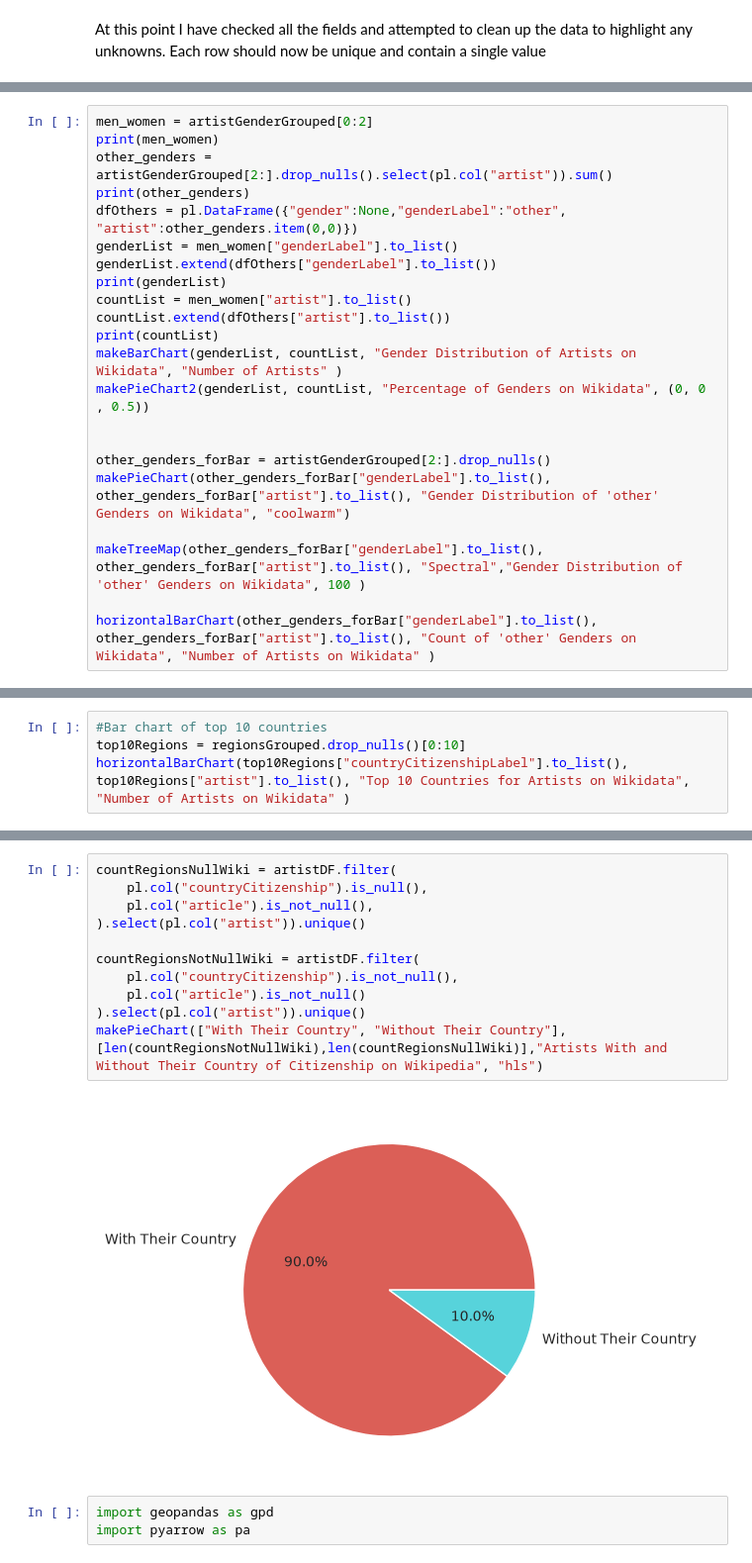
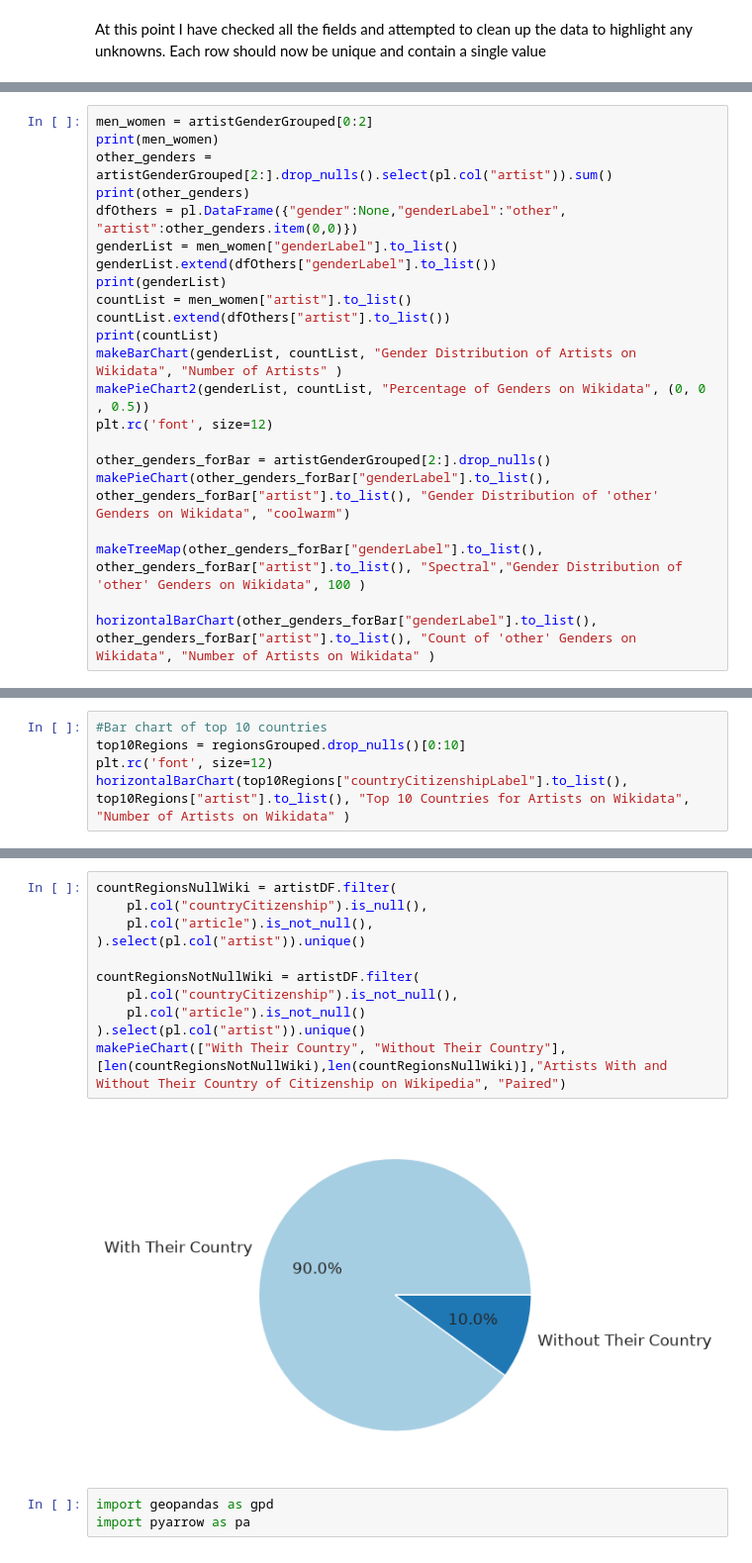
Before and after one commit to malik-files/MScDiss_IGASTNBK_, a Jupyter notebook: Main Code/cleaning_inspecting_labelling_Wikidata_artists.ipynb, the cells around one changed output, grey strips where cells are left out. Shown at 99% size. Drawn from its saved outputs; the diff is of its cells as text.

```diff
--- a/Main Code/cleaning_inspecting_labelling_Wikidata_artists.ipynb
+++ b/Main Code/cleaning_inspecting_labelling_Wikidata_artists.ipynb
@@ -445,7 +445,7 @@ countList.extend(dfOthers["artist"].to_list())
 print(countList)
 makeBarChart(genderList, countList, "Gender Distribution of Artists on Wikidata", "Number of Artists" )
 makePieChart2(genderList, countList, "Percentage of Genders on Wikidata", (0, 0 , 0.5))
-
+plt.rc('font', size=12)
 
 other_genders_forBar = artistGenderGrouped[2:].drop_nulls()
 makePieChart(other_genders_forBar["genderLabel"].to_list(), other_genders_forBar["artist"].to_list(), "Gender Distribution of 'other' Genders on Wikidata", "coolwarm")
@@ -538,5 +538,6 @@ There are 321943 artists with a region/country
 # %%
 #Bar chart of top 10 countries
 top10Regions = regionsGrouped.drop_nulls()[0:10]
+plt.rc('font', size=12)
 horizontalBarChart(top10Regions["countryCitizenshipLabel"].to_list(), top10Regions["artist"].to_list(), "Top 10 Countries for Artists on Wikidata", "Number of Artists on Wikidata" )
 # %% [output]
@@ -587,16 +588,16 @@ shape: (5, 3)
 # %%
 countRegionsNullWiki = artistDF.filter(
     pl.col("countryCitizenship").is_null(),
     pl.col("article").is_not_null(),
 ).select(pl.col("artist")).unique()
 
 countRegionsNotNullWiki = artistDF.filter(
     pl.col("countryCitizenship").is_not_null(),
     pl.col("article").is_not_null()
 ).select(pl.col("artist")).unique()
-makePieChart(["With Their Country", "Without Their Country"],[len(countRegionsNotNullWiki),len(countRegionsNullWiki)],"Artists With and Without Their Country of Citizenship on Wikipedia", "hls")
+makePieChart(["With Their Country", "Without Their Country"],[len(countRegionsNotNullWiki),len(countRegionsNullWiki)],"Artists With and Without Their Country of Citizenship on Wikipedia", "Paired")
 # %% [output]
-[figure, old version]
+[figure, new version]
 # %%
 import geopandas as gpd
 import pyarrow as pa
```
Also changed, not shown: parts of 21 cells of this notebook, 42 other files.
